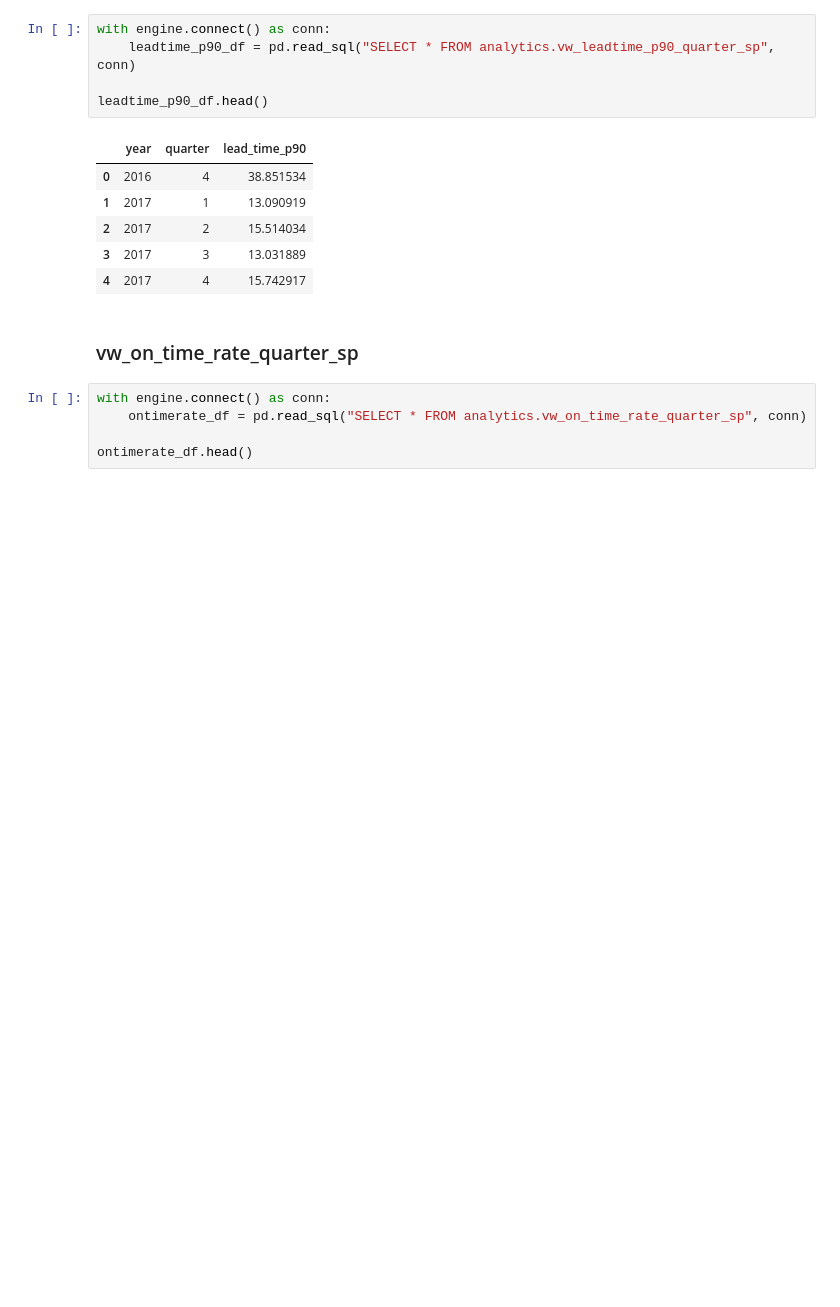
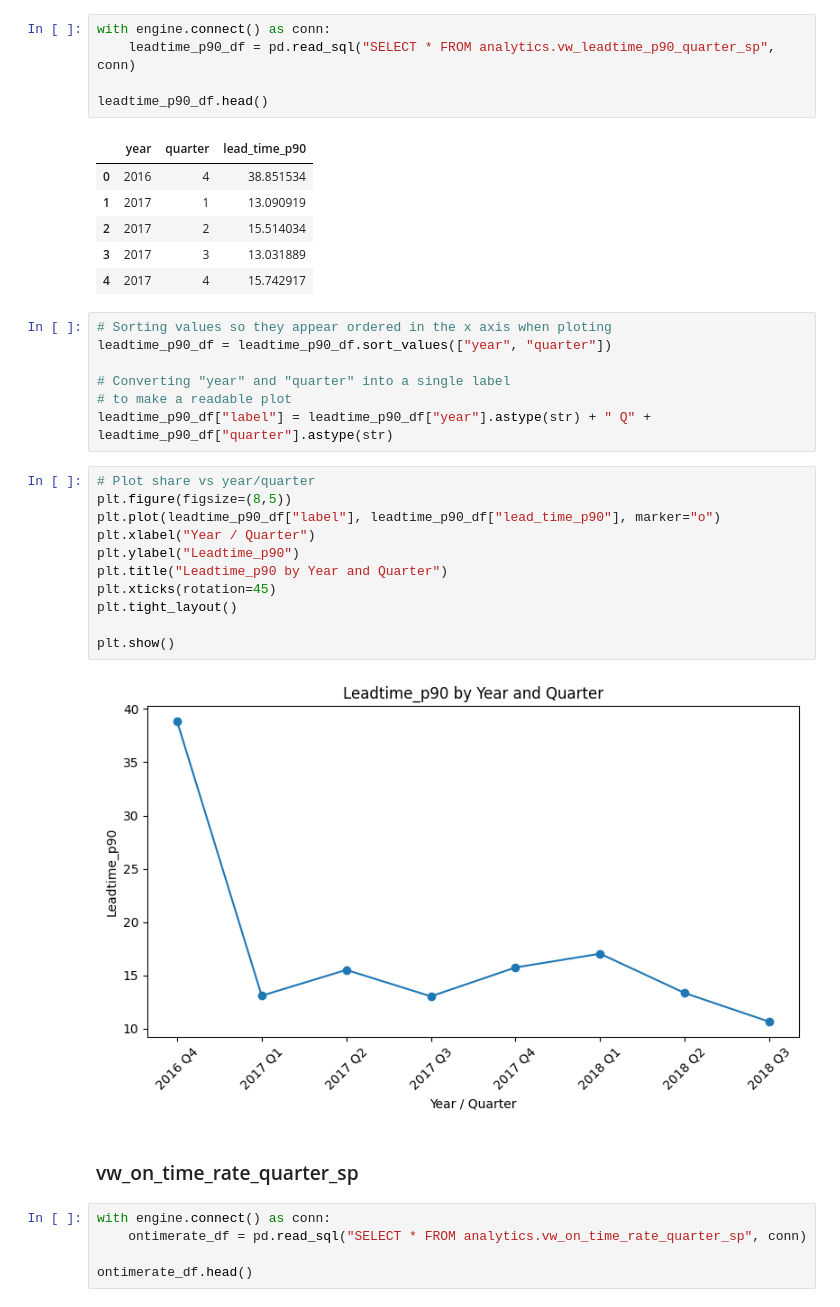
Before and after one commit to Vierinsky/ecommerce-analytics-python-sql, a Jupyter notebook: notebooks/eda.ipynb, the cells around one changed output. Drawn from its saved outputs; the diff is of its cells as text; blank space fills up the shorter version.

Commit message:
Making graphs for each kpi view v2

```diff
--- a/notebooks/eda.ipynb
+++ b/notebooks/eda.ipynb
@@ -888,6 +888,26 @@ leadtime_p90_df.head()
 | 2 | 2017 | 2 | 15.514034 |
 | 3 | 2017 | 3 | 13.031889 |
 | 4 | 2017 | 4 | 15.742917 |
+# %%
+# Sorting values so they appear ordered in the x axis when ploting
+leadtime_p90_df = leadtime_p90_df.sort_values(["year", "quarter"])
+
+# Converting "year" and "quarter" into a single label
+# to make a readable plot
+leadtime_p90_df["label"] = leadtime_p90_df["year"].astype(str) + " Q" + leadtime_p90_df["quarter"].astype(str)
+# %%
+# Plot share vs year/quarter
+plt.figure(figsize=(8,5))
+plt.plot(leadtime_p90_df["label"], leadtime_p90_df["lead_time_p90"], marker="o")
+plt.xlabel("Year / Quarter")
+plt.ylabel("Leadtime_p90")
+plt.title("Leadtime_p90 by Year and Quarter")
+plt.xticks(rotation=45)
+plt.tight_layout()
+
+plt.show()
+# %% [output]
+[figure, added]
 # %% [markdown]
 ### vw_on_time_rate_quarter_sp
 # %%
```
Also changed, not shown: parts of 7 cells of this notebook.
